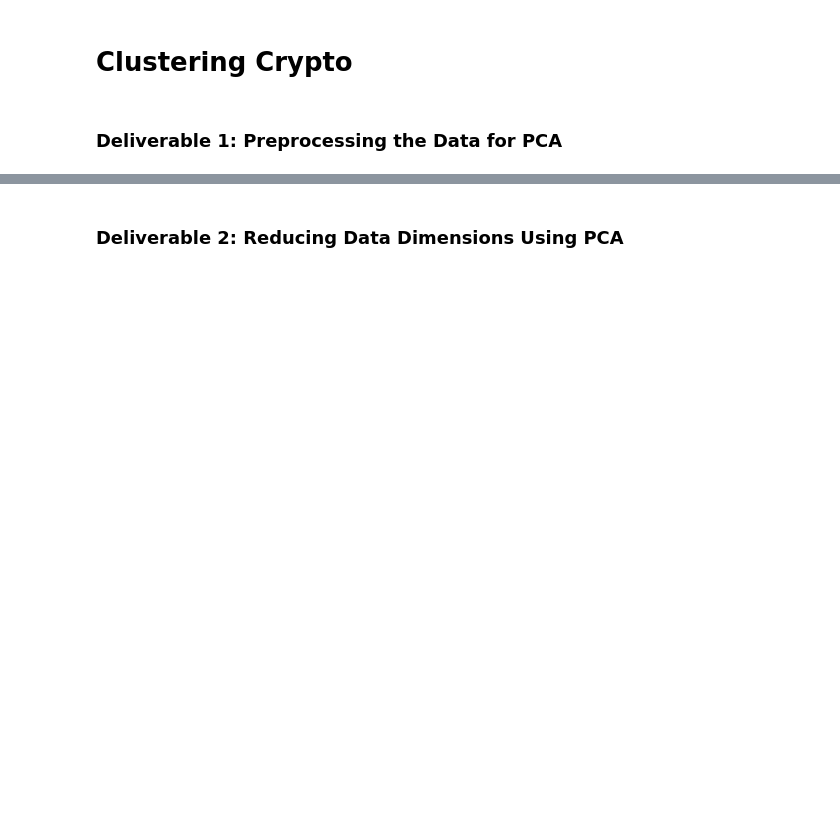
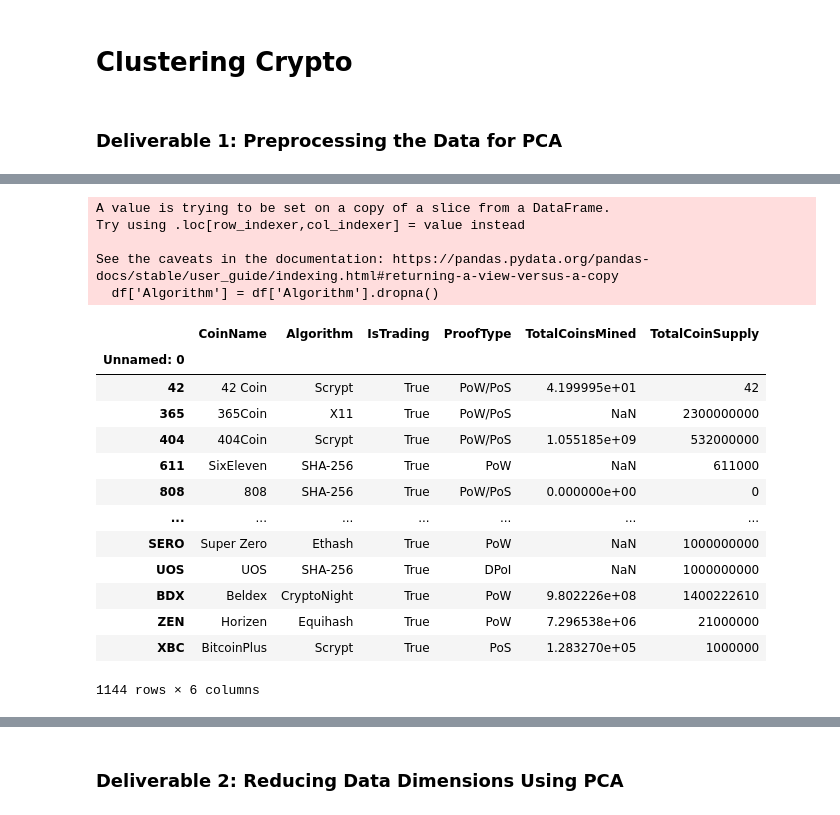
Before and after one commit to YourOriginal/Bitcoin_ML, a Jupyter notebook: crypto_clustering.ipynb, the cells around one changed output, grey strips where cells are left out. Drawn from its saved outputs; the diff is of its cells as text; code cells hidden in the pictures; blank space fills up the shorter version.

```diff
--- a/crypto_clustering.ipynb
+++ b/crypto_clustering.ipynb
@@ -31,6 +38,27 @@ df = df[df['IsTrading'] == True]
 # %%
 # Keep all the cryptocurrencies that have a working algorithm.
 df['Algorithm'] = df['Algorithm'].dropna()
+df
+# %% [output]
+A value is trying to be set on a copy of a slice from a DataFrame.
+Try using .loc[row_indexer,col_indexer] = value instead
+
+See the caveats in the documentation: https://pandas.pydata.org/pandas-docs/stable/user_guide/indexing.html#returning-a-view-versus-a-copy
+  df['Algorithm'] = df['Algorithm'].dropna()
+|  | CoinName | Algorithm | IsTrading | ProofType | TotalCoinsMined | TotalCoinSupply |
+| Unnamed: 0 |  |  |  |  |  |  |
+| 42 | 42 Coin | Scrypt | True | PoW/PoS | 4.199995e+01 | 42 |
+| 365 | 365Coin | X11 | True | PoW/PoS | NaN | 2300000000 |
+| 404 | 404Coin | Scrypt | True | PoW/PoS | 1.055185e+09 | 532000000 |
+| 611 | SixEleven | SHA-256 | True | PoW | NaN | 611000 |
+| 808 | 808 | SHA-256 | True | PoW/PoS | 0.000000e+00 | 0 |
+| ... | ... | ... | ... | ... | ... | ... |
+| SERO | Super Zero | Ethash | True | PoW | NaN | 1000000000 |
+| UOS | UOS | SHA-256 | True | DPoI | NaN | 1000000000 |
+| BDX | Beldex | CryptoNight | True | PoW | 9.802226e+08 | 1400222610 |
+| ZEN | Horizen | Equihash | True | PoW | 7.296538e+06 | 21000000 |
+| XBC | BitcoinPlus | Scrypt | True | PoS | 1.283270e+05 | 1000000 |
+1144 rows × 6 columns
 # %%
 # Remove the "IsTrading" column.
 df = df.drop(columns = 'IsTrading')
```
Also changed, not shown: parts of 16 cells of this notebook.
